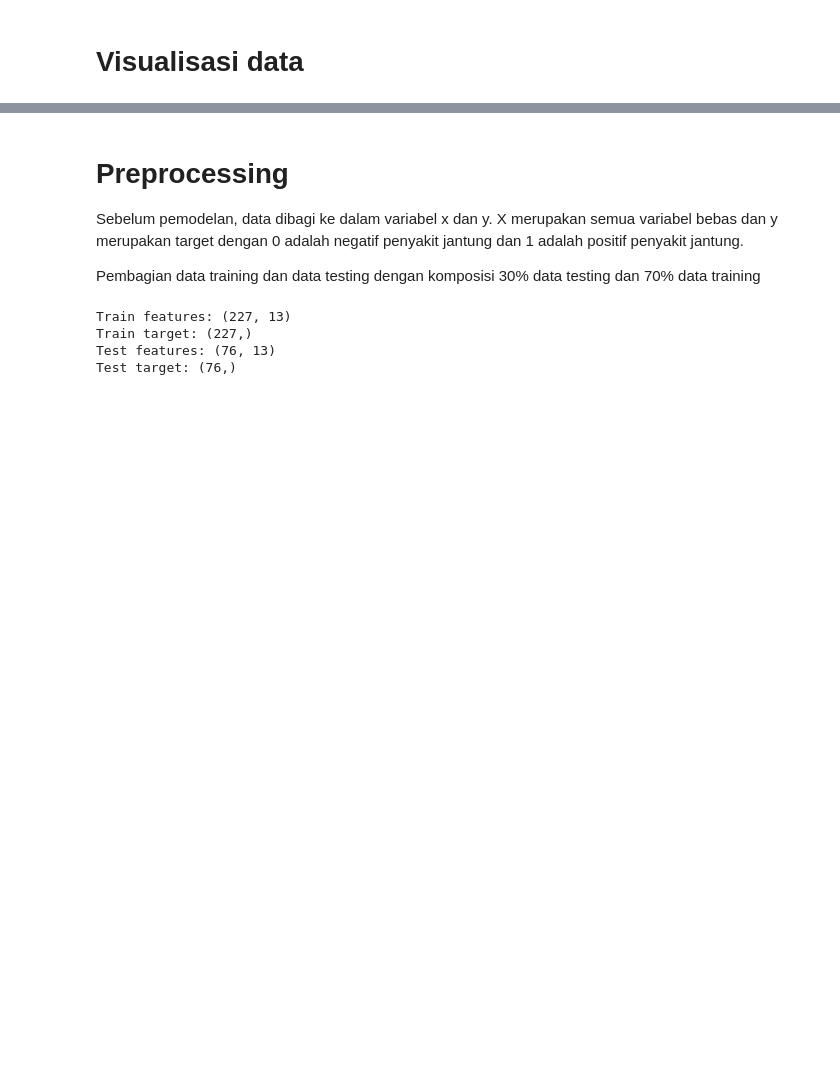
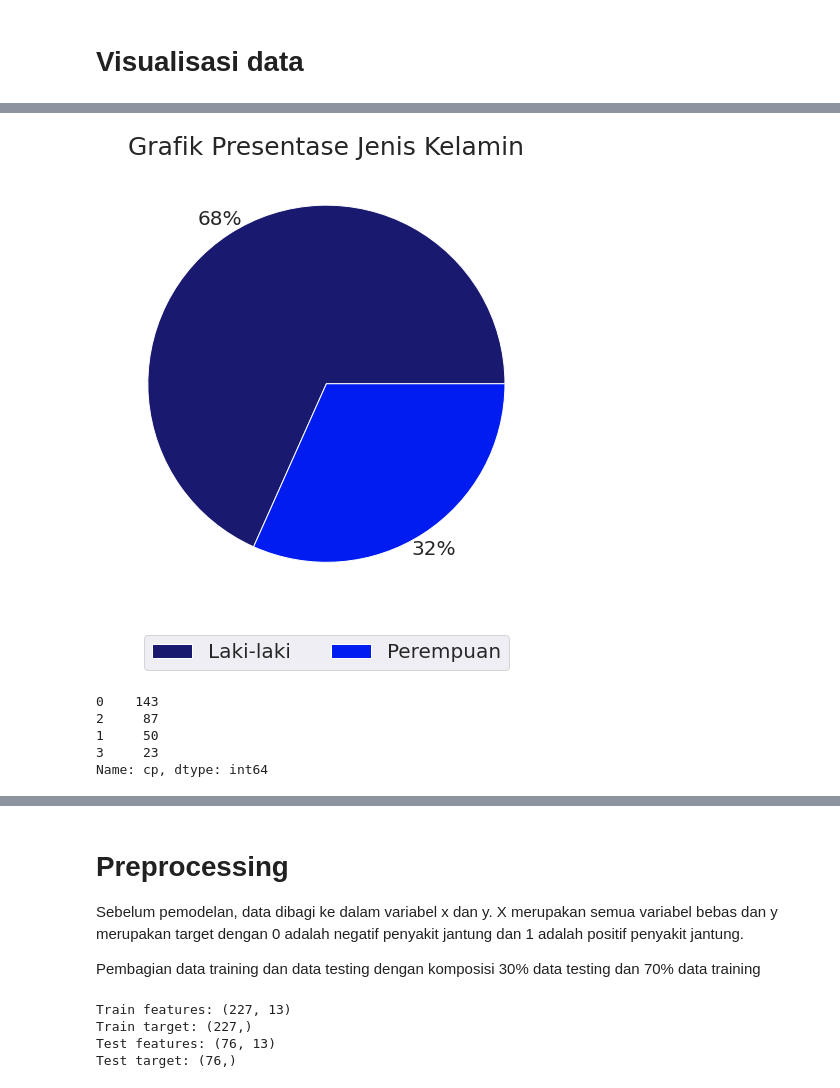
Before and after one commit to wurifah/Bisaai, a Jupyter notebook: klasifikasi_heartdesease.ipynb, the cells around one changed output, grey strips where cells are left out. Cells and saved outputs as stored; diff of their text form; code cells hidden in the pictures; blank space fills up the shorter version.

```diff
--- a/klasifikasi_heartdesease.ipynb
+++ b/klasifikasi_heartdesease.ipynb
@@ -124,0 +158,17 @@ Presentase pasien memiliki penyakit jantung : 54.46%
+# %%
+plt.figure(figsize=(8,9))
+plt.pie(sex_count, colors=['#191970', '#001CF0'], autopct='%1.0f%%',pctdistance=1.1,labeldistance=1.4, textprops= {'fontsize':20})
+plt.title('Grafik Presentase Jenis Kelamin',fontsize=25)
+plt.legend(labels=['Laki-laki','Perempuan'],fontsize=20,loc='upper center', bbox_to_anchor=(0.5, -0.04), ncol=2)
+plt.show()
+# %% [output]
+[figure, added]
+# %%
+cp_count = df['cp'].value_counts()
+print(cp_count)
+# %% [output]
+0    143
+2     87
+1     50
+3     23
+Name: cp, dtype: int64
```
Also changed, not shown: parts of 30 cells of this notebook.
